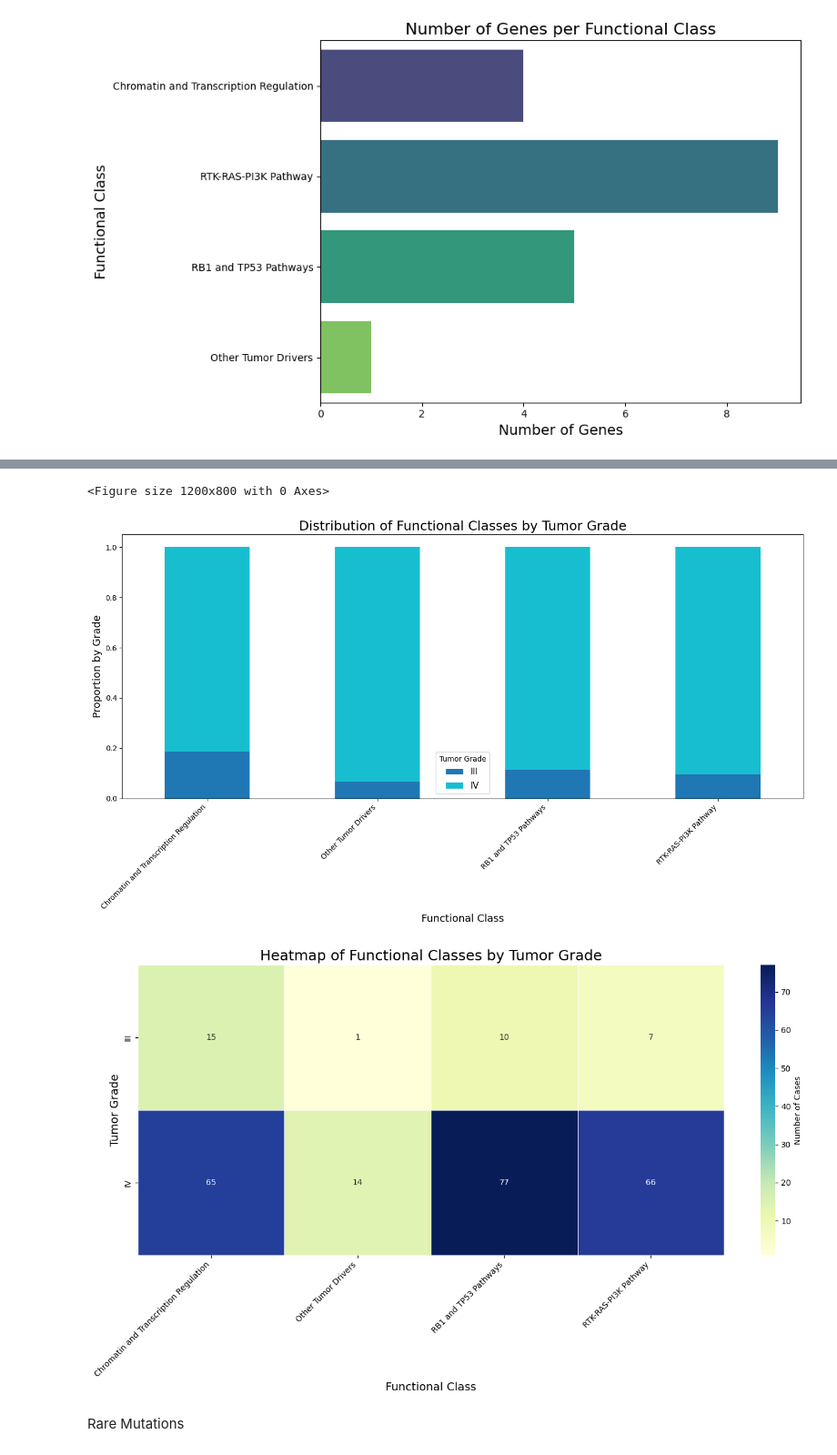
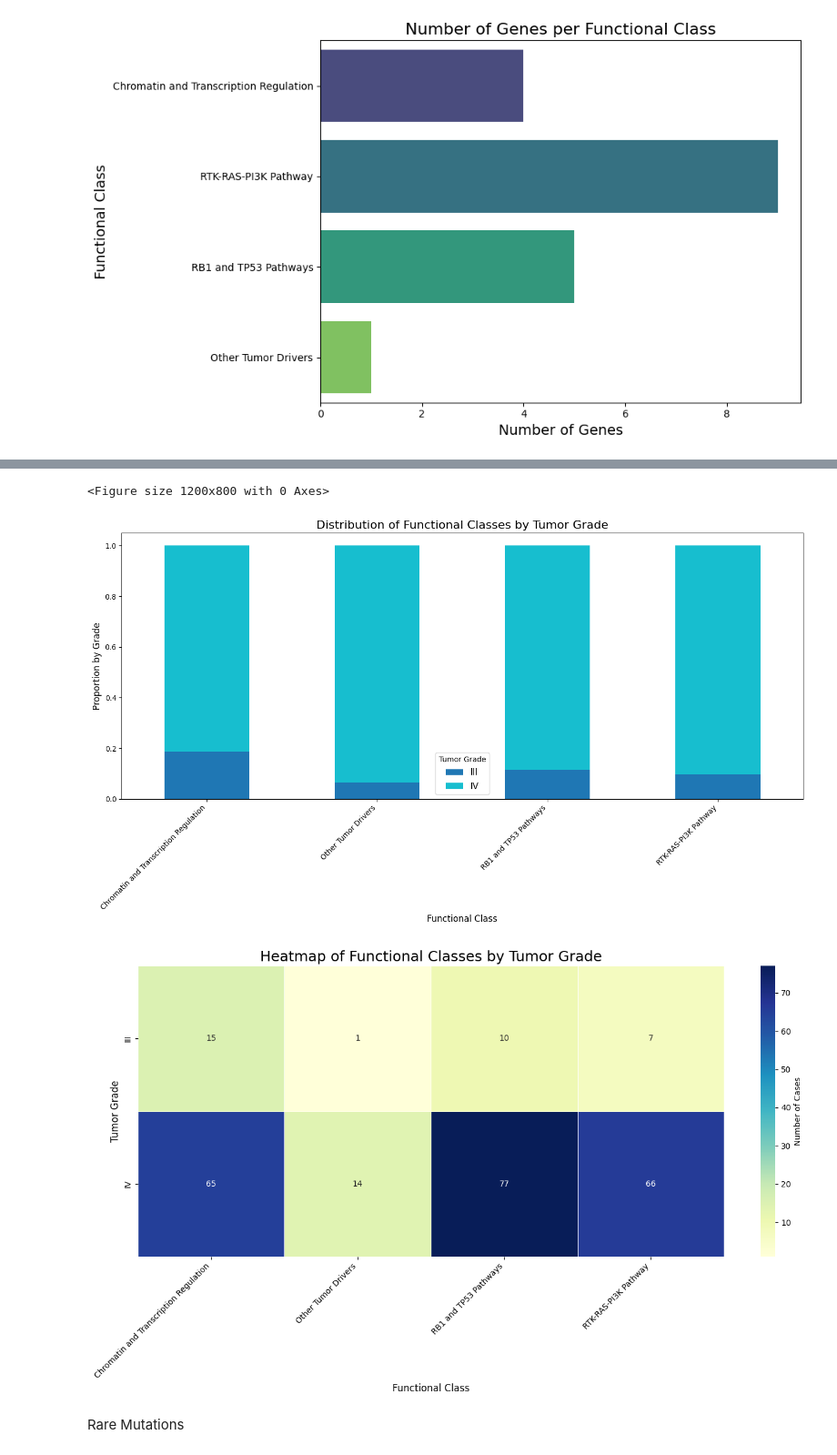
Before and after one commit to In-is/Final-Project-Inbal-and-Mor, a Jupyter notebook: notebooks/data_analysis.ipynb, the cells around one changed output, grey strips where cells are left out. Shown at 91% size. Drawn from its saved outputs; the diff is of its cells as text; code cells hidden in the pictures.

```diff
--- a/notebooks/data_analysis.ipynb
+++ b/notebooks/data_analysis.ipynb
@@ -160,7 +158,7 @@ class FunctionalClass:
         return f"FunctionalClass(name={self.name}, genes={[gene.name for gene in self.genes]})"
 
 # Step 1: Load the Classes file
-classes_file_path = r"../data/raw/Classes.organized.csv"
+classes_file_path = r"..\data\raw\Classes.organized.csv"
 classes_table = pd.read_csv(classes_file_path)
 
 # Step 2: Create FunctionalClass objects and map genes to them
@@ -325,40 +323,40 @@ data_exploded = data.explode("Functional Class")
 
 # Step 3: Group data by tumor_grade and functional class
 grade_class_counts = data_exploded.groupby(["tumor_grade", "Functional Class"]).size().unstack(fill_value=0)
 
 # Step 4: Create a bar plot of Functional Classes by tumor grade
 grade_class_counts_normalized = grade_class_counts.div(grade_class_counts.sum(axis=0), axis=1)
 
 plt.figure(figsize=(12, 8))
 grade_class_counts_normalized.T.plot(kind="bar", stacked=True, figsize=(14, 8), cmap="tab10")
-plt.title("Distribution of Functional Classes by Tumor Grade", fontsize=18)
-plt.xlabel("Functional Class", fontsize=14)
-plt.ylabel("Proportion by Grade", fontsize=14)
+plt.title("Distribution of Functional Classes by Tumor Grade", fontsize=16)
+plt.xlabel("Functional Class", fontsize=12)
+plt.ylabel("Proportion by Grade", fontsize=12)
 plt.xticks(rotation=45, ha="right")
 plt.legend(title="Tumor Grade", fontsize=12)
 plt.tight_layout()
 plt.show()
 
 # Step 5: Create a heatmap to show the relationship between Functional Class and Tumor Grade
 plt.figure(figsize=(14, 8))
 sns.heatmap(
     grade_class_counts,
     annot=True,
     fmt="d",
     cmap="YlGnBu",
     linewidths=0.5,
     cbar_kws={"label": "Number of Cases"}
 )
 plt.title("Heatmap of Functional Classes by Tumor Grade", fontsize=18)
-plt.xlabel("Functional Class", fontsize=14)
-plt.ylabel("Tumor Grade", fontsize=14)
+plt.xlabel("Functional Class", fontsize=12)
+plt.ylabel("Tumor Grade", fontsize=12)
 plt.xticks(rotation=45, ha="right")
 plt.tight_layout()
 plt.show()
 # %% [output]
 <Figure size 1200x800 with 0 Axes>
-[figure, old version]
+[figure, new version]
-[figure, old version]
+[figure, new version]
 # %% [markdown]
 Rare Mutations
 # %%
```
Also changed, not shown: parts of 13 cells of this notebook, 17 other files.
